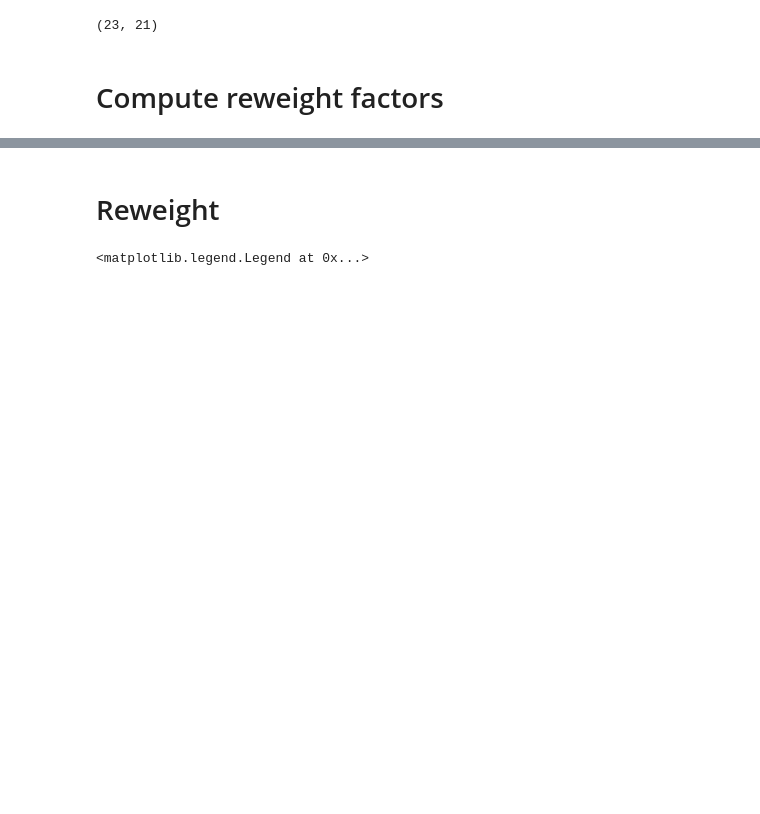
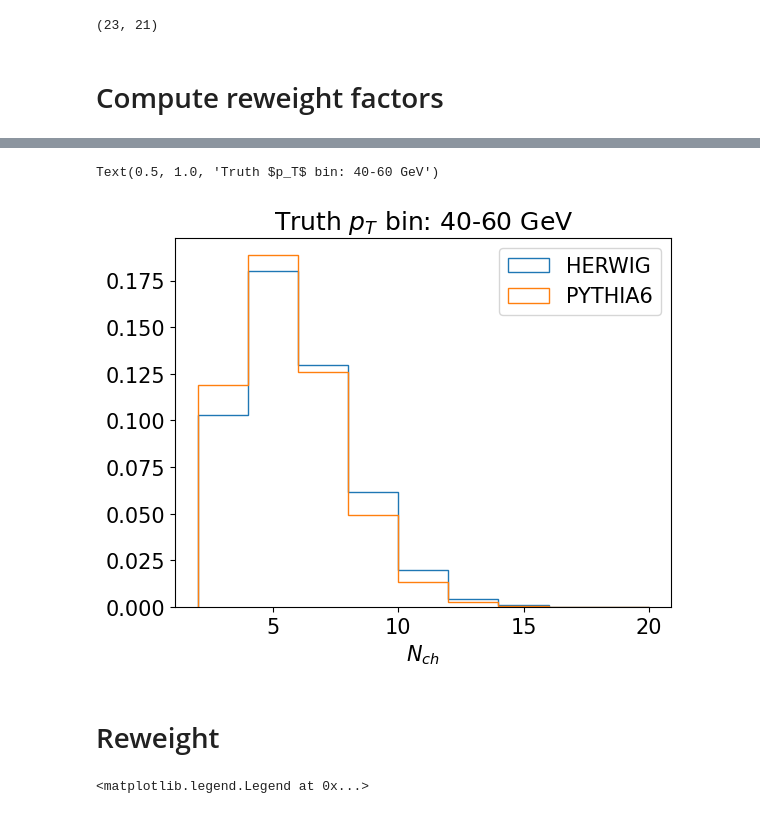
Before and after one commit to y-song/rc, a Jupyter notebook: pp/prior_reweight_2d.ipynb, the cells around one changed output, grey strips where cells are left out. Drawn from its saved outputs; the diff is of its cells as text; code cells hidden in the pictures; blank space fills up the shorter version.

```diff
--- a/pp/prior_reweight_2d.ipynb
+++ b/pp/prior_reweight_2d.ipynb
@@ -183,3 +181,12 @@ fig.colorbar(im, ax=axes.ravel(), label="Herwig / PYTHIA6")
+# %%
+plt.hist(df_hw[(df_hw.pt>40) & (df_hw.pt<60)]['nch'], weights=df_hw[(df_hw.pt>40) & (df_hw.pt<60)]['w'], bins=np.arange(2, 22, 2), density=True, histtype='step', label='HERWIG')
+plt.hist(df_pythia6[(df_pythia6.pt>40) & (df_pythia6.pt<60)]['nch'], weights=df_pythia6[(df_pythia6.pt>40) & (df_pythia6.pt<60)]['w'], bins=np.arange(2, 22, 2), density=True, histtype='step', label='PYTHIA6')
+plt.legend()
+plt.xlabel('$N_{ch}$')
+plt.title('Truth $p_T$ bin: 40-60 GeV')
+# %% [output]
+Text(0.5, 1.0, 'Truth $p_T$ bin: 40-60 GeV')
+[figure, added]
 # %% [markdown]
 # Reweight
 # %%
```
Also changed, not shown: parts of 5 cells of this notebook.
